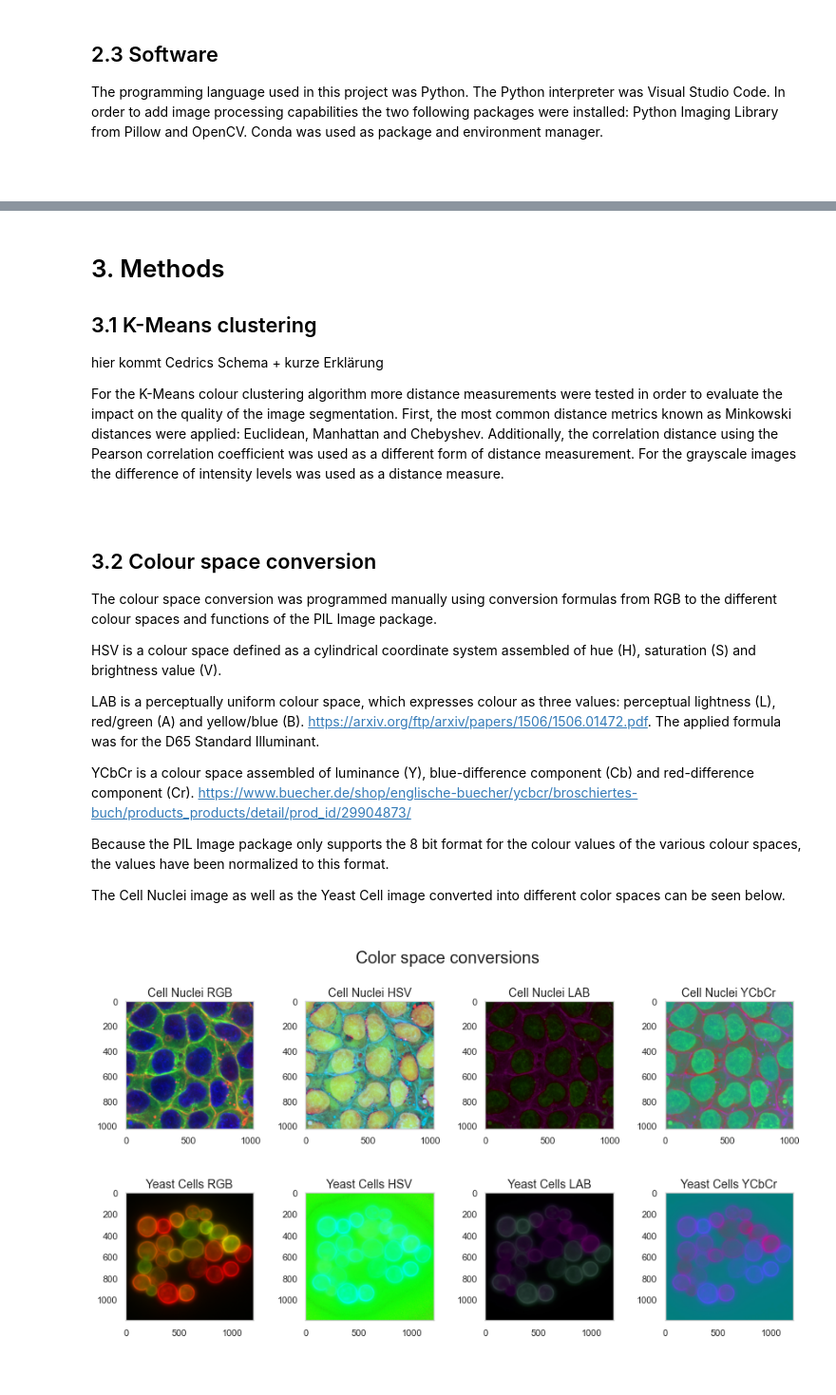
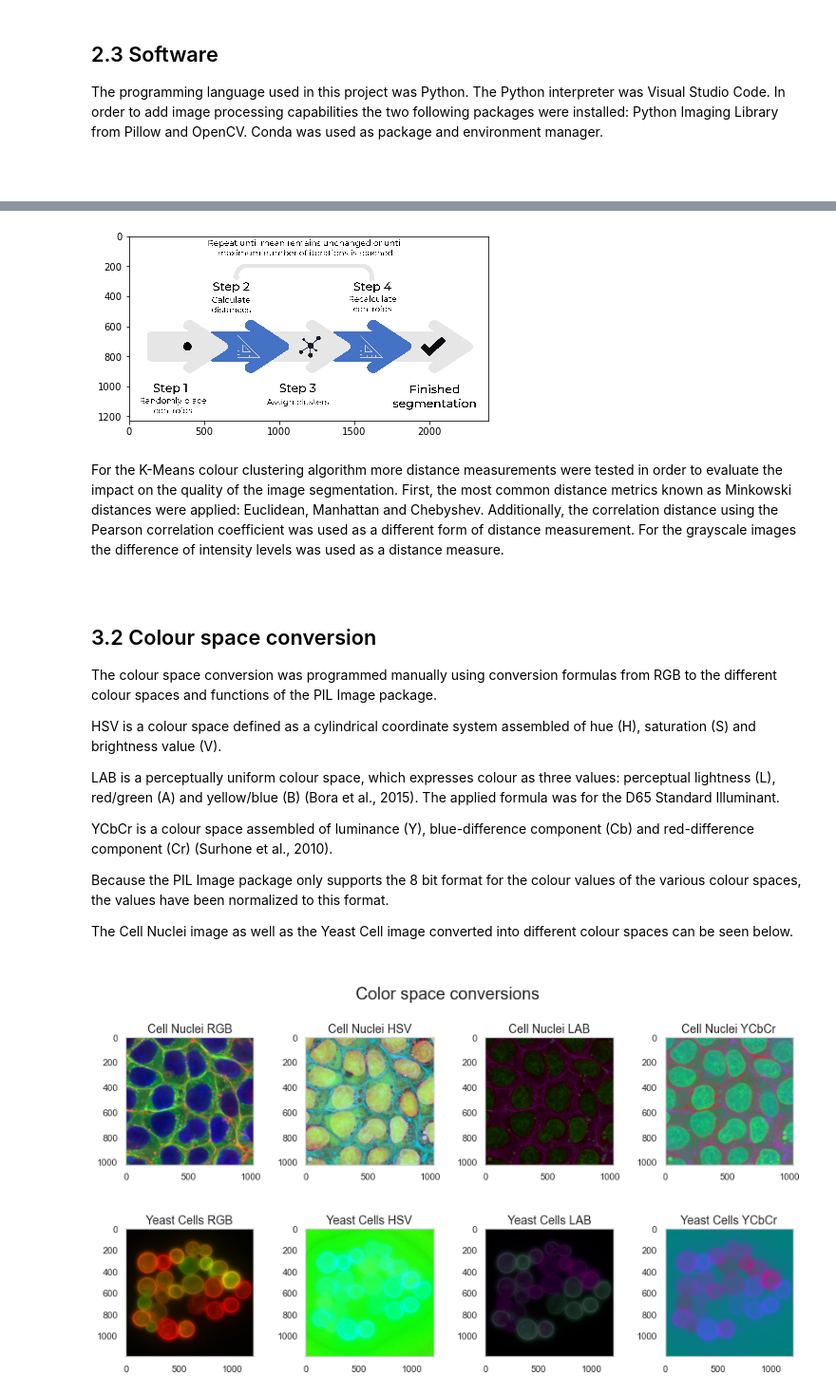
Before and after one commit to datascience-mobi-2022/2022-topic-01-team-05, a Jupyter notebook: cell_clustering/report.ipynb, the cells around one changed output, grey strips where cells are left out. Shown at 95% size. Drawn from its saved outputs; the diff is of its cells as text; code cells hidden in the pictures; blank space fills up the shorter version.

```diff
--- a/cell_clustering/report.ipynb
+++ b/cell_clustering/report.ipynb
@@ -100,9 +124,8 @@ The programming language used in this project was Python. The Python interpreter
+# %%
+vs.load_kmeans_diagram()
+# %% [output]
+[figure, added]
 # %% [markdown]
-# 3. Methods
-## 3.1 K-Means clustering
-
-hier kommt Cedrics Schema + kurze Erklärung
-
 For the K-Means colour clustering algorithm more distance measurements were tested in order to evaluate the impact on the quality of the image segmentation. First, the most common distance metrics known as Minkowski distances were applied: Euclidean, Manhattan and Chebyshev. Additionally, the correlation distance using the Pearson correlation coefficient was used as a different form of distance measurement. For the grayscale images the difference of intensity levels was used as a distance measure.
 <br>
 <br>
@@ -112,14 +135,13 @@ The colour space conversion was programmed manually using conversion formulas fr
 
 HSV is a colour space defined as a cylindrical coordinate system assembled of hue (H), saturation (S) and brightness value (V). <br>
 
-LAB is a perceptually uniform colour space, which expresses colour as three values: perceptual lightness (L), red/green (A) and yellow/blue (B).  https://arxiv.org/ftp/arxiv/papers/1506/1506.01472.pdf. The applied formula was for the D65 Standard Illuminant. <br>
+LAB is a perceptually uniform colour space, which expresses colour as three values: perceptual lightness (L), red/green (A) and yellow/blue (B) (Bora et al., 2015). The applied formula was for the D65 Standard Illuminant. <br>
 
-YCbCr is a colour space assembled of luminance (Y), blue-difference component (Cb) and red-difference component (Cr).
-https://www.buecher.de/shop/englische-buecher/ycbcr/broschiertes-buch/products_products/detail/prod_id/29904873/
+YCbCr is a colour space assembled of luminance (Y), blue-difference component (Cb) and red-difference component (Cr) (Surhone et al., 2010).
 
 Because the PIL Image package only supports the 8 bit format for the colour values of the various colour spaces, the values have been normalized to this format.
 
-The Cell Nuclei image as well as the Yeast Cell image converted into different color spaces can be seen below.
+The Cell Nuclei image as well as the Yeast Cell image converted into different colour spaces can be seen below.
 <br>
 <br>
 # %%
```
Also changed, not shown: parts of 20 cells of this notebook, 3 other files.
